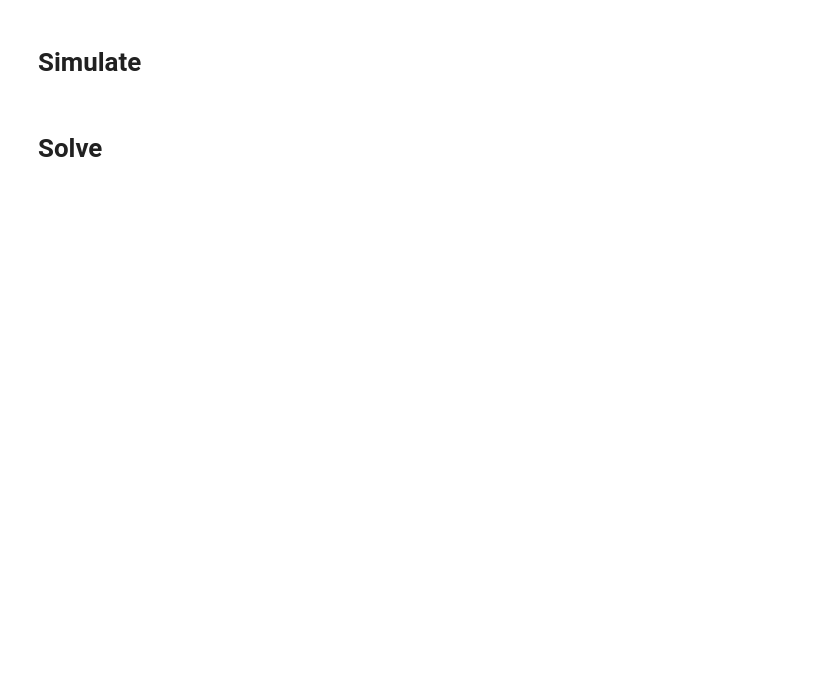
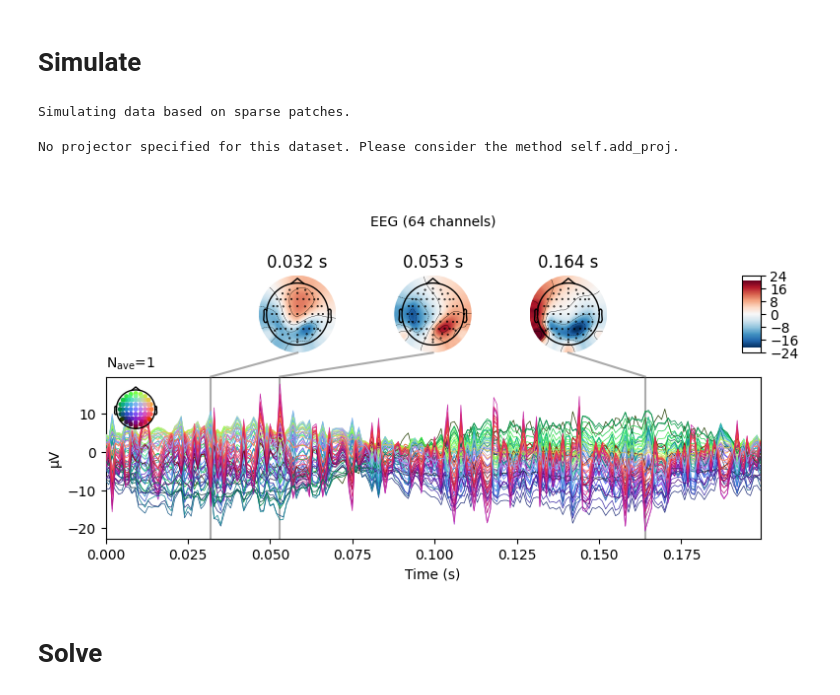
Before and after one commit to LukeTheHecker/invert, a Jupyter notebook: dev/evaluate.ipynb, the cells around one changed output. Cells and saved outputs as stored; diff of their text form; code cells hidden in the pictures; blank space fills up the shorter version.

```diff
--- a/dev/evaluate.ipynb
+++ b/dev/evaluate.ipynb
@@ -24,21 +37,25 @@ n_chans, n_dipoles = leadfield.shape
 # %%
 settings = dict(
     number_of_sources=4,
-    extents=(1, 25),
+    extents=(1, 2),
     duration_of_trial=0.2,
     amplitudes=(99, 100),
-    target_snr=3,
+    target_snr=1e99,
     beta_noise=0,
     method="standard")
 
 sim = Simulation(fwd, info, settings).simulate(2)
 stc = sim.source_data[0]
 evoked = sim.eeg_data[0].average()
 
 stc.data /= abs(stc.data).max()
 brain = stc.plot(**pp)
 brain.add_text(0.1, 0.9, 'Ground Truth', 'title',
                font_size=14)
 evoked.plot_joint()
+# %% [output]
+Simulating data based on sparse patches.
+No projector specified for this dataset. Please consider the method self.add_proj.
+[figure, added]
 # %% [markdown]
 # Solve
```
Also changed, not shown: parts of 7 cells of this notebook, 6 other files.
